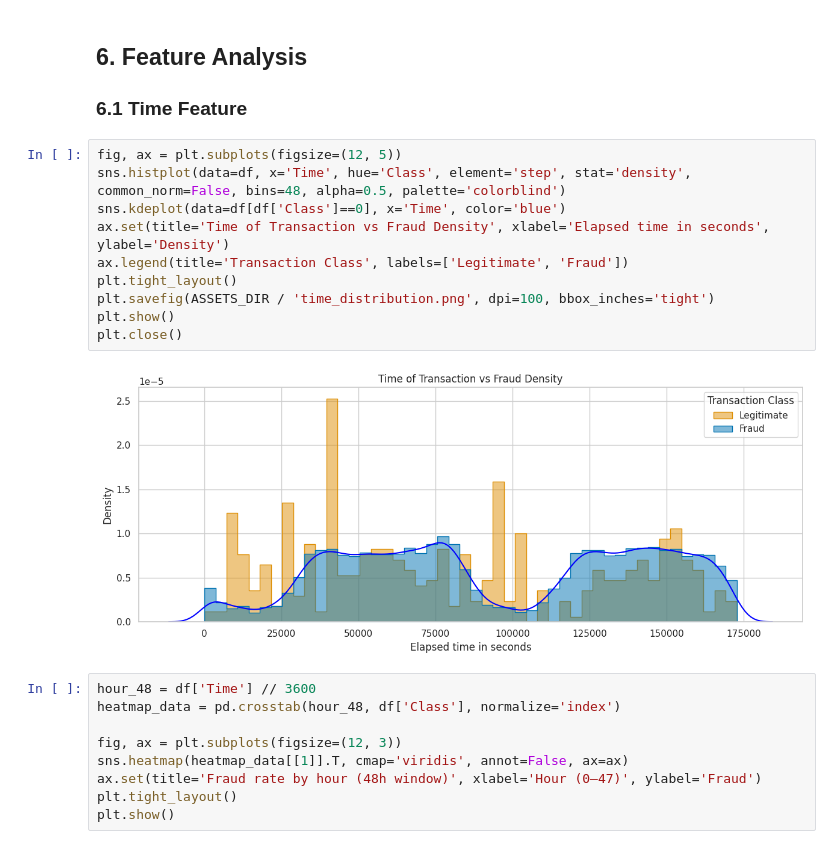
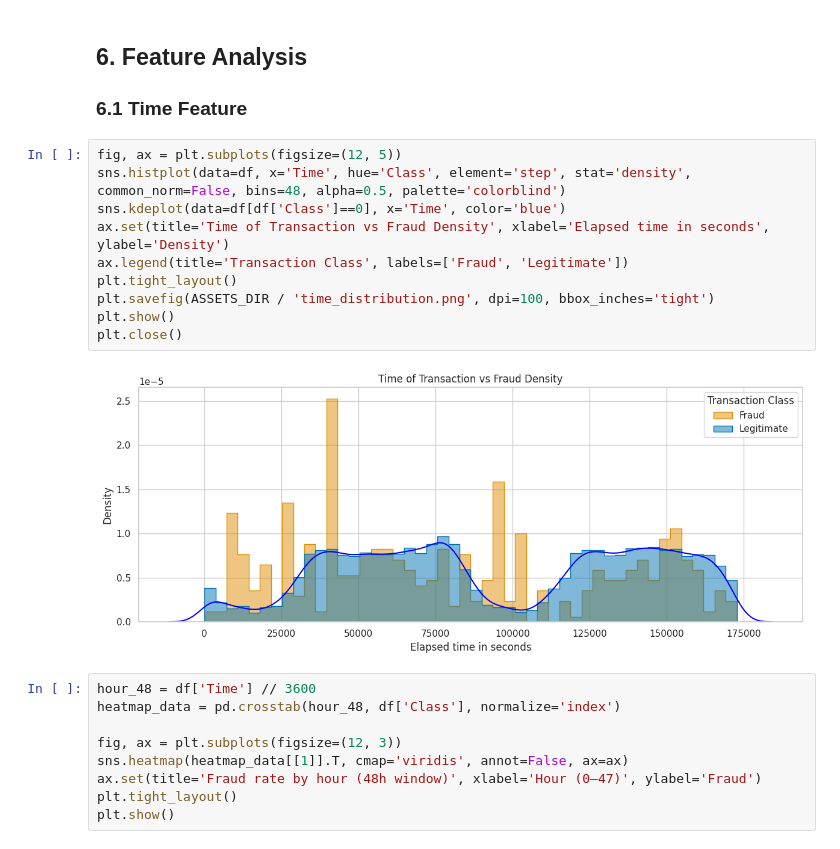
Before and after one commit to renteria-luis/fraud-detection-v1, a Jupyter notebook: notebooks/01_eda.ipynb, the cells around one changed output. Saved outputs shown, nothing was run; the diff lists cells and outputs as text.

Commit message:
fix: correct figure legend in eda notebook and update asset

```diff
--- a/notebooks/01_eda.ipynb
+++ b/notebooks/01_eda.ipynb
@@ -222,15 +211,15 @@ Boolean/Binary: Class (target)
 # %%
 fig, ax = plt.subplots(figsize=(12, 5))
 sns.histplot(data=df, x='Time', hue='Class', element='step', stat='density', common_norm=False, bins=48, alpha=0.5, palette='colorblind')
 sns.kdeplot(data=df[df['Class']==0], x='Time', color='blue')
 ax.set(title='Time of Transaction vs Fraud Density', xlabel='Elapsed time in seconds', ylabel='Density')
-ax.legend(title='Transaction Class', labels=['Legitimate', 'Fraud'])
+ax.legend(title='Transaction Class', labels=['Fraud', 'Legitimate'])
 plt.tight_layout()
 plt.savefig(ASSETS_DIR / 'time_distribution.png', dpi=100, bbox_inches='tight')
 plt.show()
 plt.close()
 # %% [output]
-[figure, old version]
+[figure, new version]
 # %%
 hour_48 = df['Time'] // 3600
 heatmap_data = pd.crosstab(hour_48, df['Class'], normalize='index')
```
Also changed, not shown: parts of 1 cell of this notebook, 1 other file.
